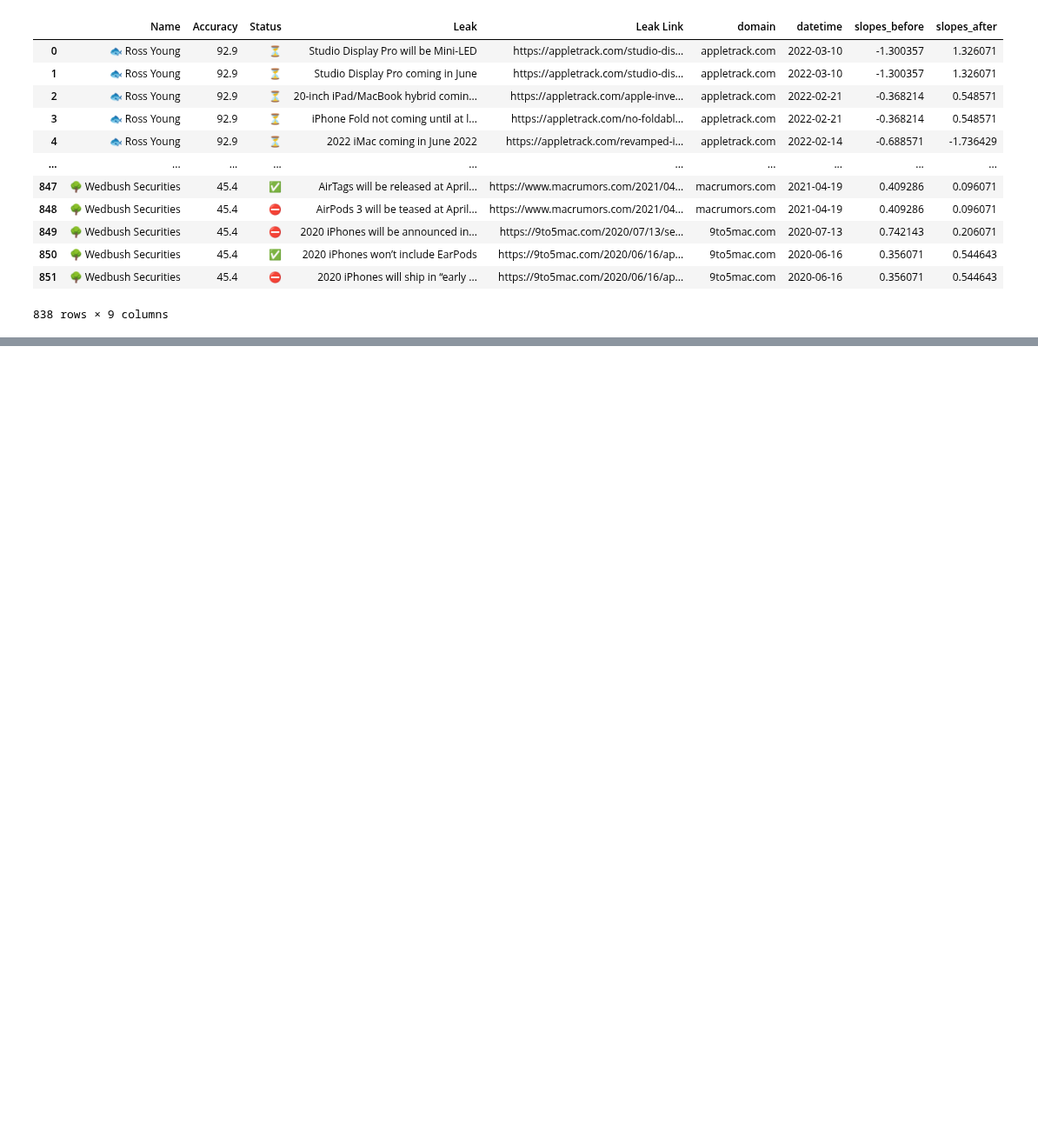
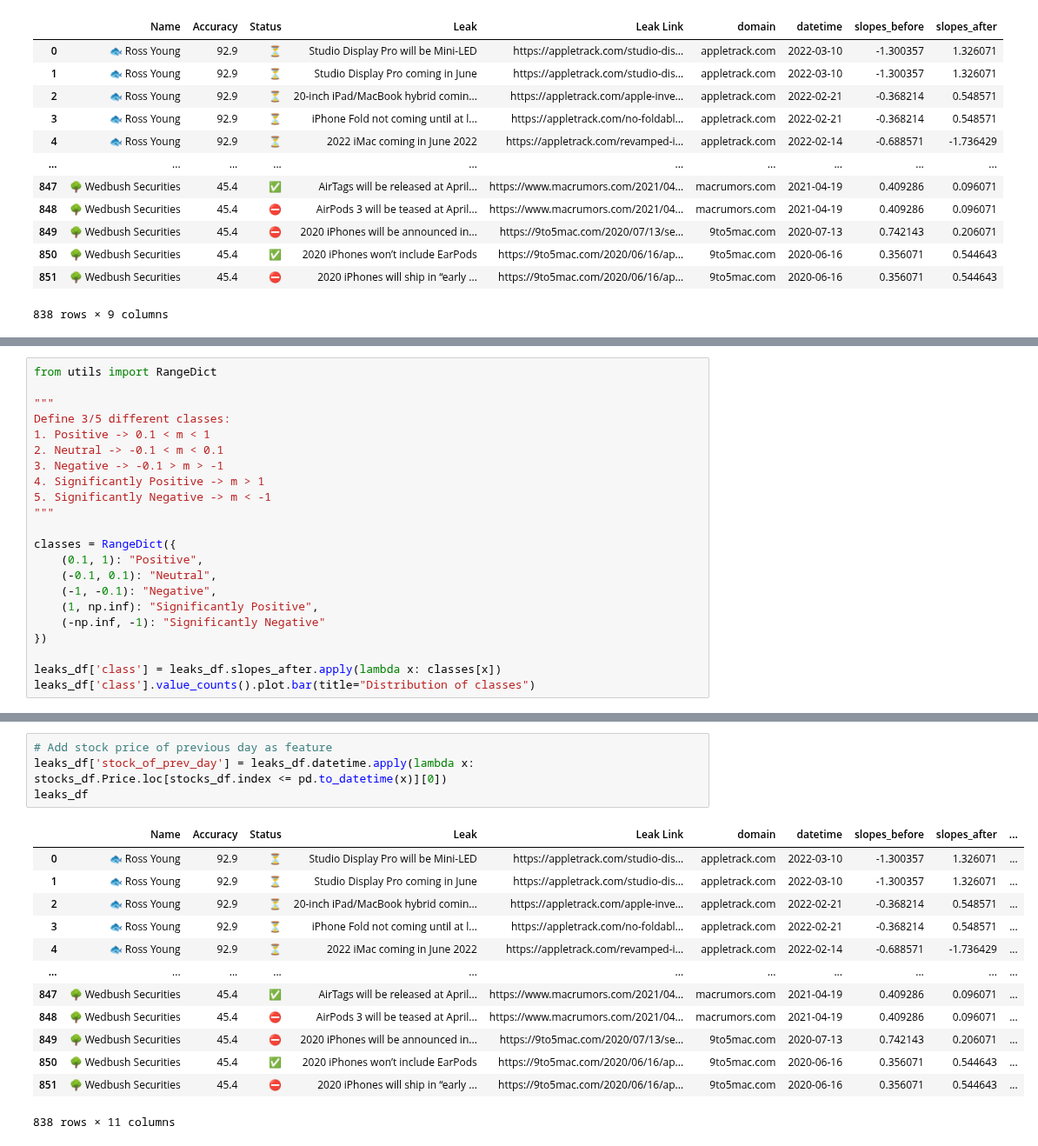
Before and after one commit to lkno0705/IndustrialApplicationsofAI, a Jupyter notebook: tertiary-sector/practical/Apple_leaks.ipynb, the cells around one changed output, grey strips where cells are left out. Shown at 87% size. Drawn from its saved outputs; the diff is of its cells as text; blank space fills up the shorter version.

```diff
--- a/tertiary-sector/practical/Apple_leaks.ipynb
+++ b/tertiary-sector/practical/Apple_leaks.ipynb
@@ -361,0 +354,22 @@ leaks_df
+# %%
+from utils import RangeDict
+
+"""
+Define 3/5 different classes:
+1. Positive -> 0.1 < m < 1
+2. Neutral -> -0.1 < m < 0.1
+3. Negative -> -0.1 > m > -1
+4. Significantly Positive -> m > 1
+5. Significantly Negative -> m < -1
+"""
+
+classes = RangeDict({
+    (0.1, 1): "Positive",
+    (-0.1, 0.1): "Neutral",
+    (-1, -0.1): "Negative",
+    (1, np.inf): "Significantly Positive",
+    (-np.inf, -1): "Significantly Negative"
+})
+
+leaks_df['class'] = leaks_df.slopes_after.apply(lambda x: classes[x])
+leaks_df['class'].value_counts().plot.bar(title="Distribution of classes")
@@ -361,0 +379,18 @@ leaks_df
+# %%
+# Add stock price of previous day as feature
+leaks_df['stock_of_prev_day'] = leaks_df.datetime.apply(lambda x: stocks_df.Price.loc[stocks_df.index <= pd.to_datetime(x)][0])
+leaks_df
+# %% [output]
+|  | Name | Accuracy | Status | Leak | Leak Link | domain | datetime | slopes_before | slopes_after | ... |
+| 0 | 🐟 Ross Young | 92.9 | ⏳ | Studio Display Pro will be Mini-LED | https://appletrack.com/studio-dis... | appletrack.com | 2022-03-10 | -1.300357 | 1.326071 | ... |
+| 1 | 🐟 Ross Young | 92.9 | ⏳ | Studio Display Pro coming in June | https://appletrack.com/studio-dis... | appletrack.com | 2022-03-10 | -1.300357 | 1.326071 | ... |
+| 2 | 🐟 Ross Young | 92.9 | ⏳ | 20-inch iPad/MacBook hybrid comin... | https://appletrack.com/apple-inve... | appletrack.com | 2022-02-21 | -0.368214 | 0.548571 | ... |
+| 3 | 🐟 Ross Young | 92.9 | ⏳ | iPhone Fold not coming until at l... | https://appletrack.com/no-foldabl... | appletrack.com | 2022-02-21 | -0.368214 | 0.548571 | ... |
+| 4 | 🐟 Ross Young | 92.9 | ⏳ | 2022 iMac coming in June 2022 | https://appletrack.com/revamped-i... | appletrack.com | 2022-02-14 | -0.688571 | -1.736429 | ... |
+| ... | ... | ... | ... | ... | ... | ... | ... | ... | ... | ... |
+| 847 | 🌳 Wedbush Securities | 45.4 | ✅ | AirTags will be released at April... | https://www.macrumors.com/2021/04... | macrumors.com | 2021-04-19 | 0.409286 | 0.096071 | ... |
+| 848 | 🌳 Wedbush Securities | 45.4 | ⛔️ | AirPods 3 will be teased at April... | https://www.macrumors.com/2021/04... | macrumors.com | 2021-04-19 | 0.409286 | 0.096071 | ... |
+| 849 | 🌳 Wedbush Securities | 45.4 | ⛔️ | 2020 iPhones will be announced in... | https://9to5mac.com/2020/07/13/se... | 9to5mac.com | 2020-07-13 | 0.742143 | 0.206071 | ... |
+| 850 | 🌳 Wedbush Securities | 45.4 | ✅ | 2020 iPhones won’t include EarPods | https://9to5mac.com/2020/06/16/ap... | 9to5mac.com | 2020-06-16 | 0.356071 | 0.544643 | ... |
+| 851 | 🌳 Wedbush Securities | 45.4 | ⛔️ | 2020 iPhones will ship in “early ... | https://9to5mac.com/2020/06/16/ap... | 9to5mac.com | 2020-06-16 | 0.356071 | 0.544643 | ... |
+838 rows × 11 columns
```
Also changed, not shown: parts of 6 cells of this notebook, 1 other file.
